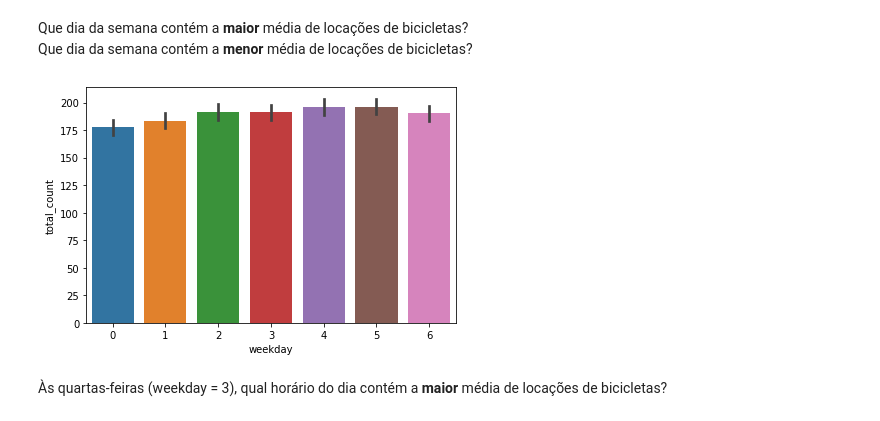
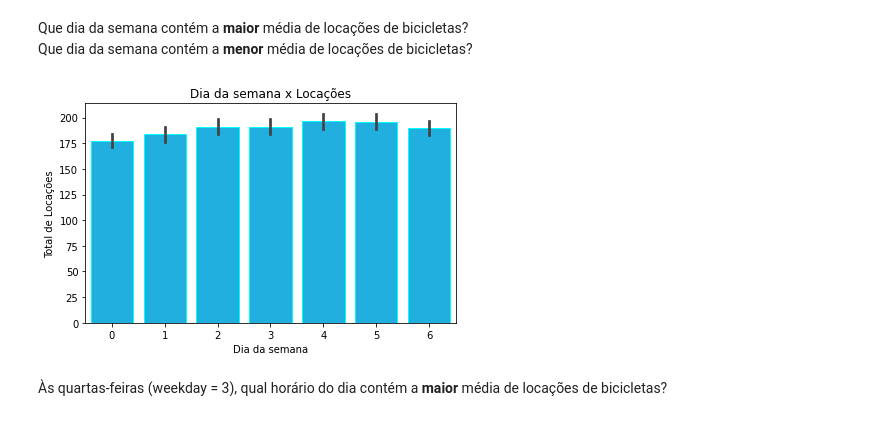
Before and after one commit to vivirocha/Bootcamp_MachineLearning, a Jupyter notebook: Trabalho1_Módulo_2_Modelos_Preditivos_e_Séries_Temporais.ipynb, the cells around one changed output. Drawn from its saved outputs; the diff is of its cells as text; code cells hidden in the pictures.

```diff
--- a/Trabalho1_Módulo_2_Modelos_Preditivos_e_Séries_Temporais.ipynb
+++ b/Trabalho1_Módulo_2_Modelos_Preditivos_e_Séries_Temporais.ipynb
@@ -143,13 +213,17 @@ fig.tight_layout();
 # %% [markdown]
 Que dia da semana contém a **maior** média de locações de bicicletas? <br>
 Que dia da semana contém a **menor** média de locações de bicicletas?
-# %%
-fig, ax = plt.subplots()
-sns.barplot(x=bike['weekday'], y=bike['total_count'], ax=ax, data=bike)
-#otimizar espaço da figure
-fig.tight_layout();
-# %% [output]
-[figure, removed]
+# %%
+fig, ax = plt.subplots()
+sns.barplot(x=bike['dia_da_semana'], y=bike['total_locacoes'], ax=ax, data=bike,
+            color = 'DeepSkyBlue',
+            edgecolor = 'Aqua')              #definindo x e y.
+ax.set(title = "Dia da semana x Locações",   #Título do gráfico.
+       xlabel = "Dia da semana",             #Título eixo x.
+       ylabel = "Total de Locações");        #Título eixo y.
+fig.tight_layout();                           #otimizar espaço da figura
+# %% [output]
+[figure, added]
 # %% [markdown]
 Às quartas-feiras (weekday = 3), qual horário do dia contém a **maior** média de locações de bicicletas?
 # %%
```
Also changed, not shown: parts of 33 cells of this notebook.
